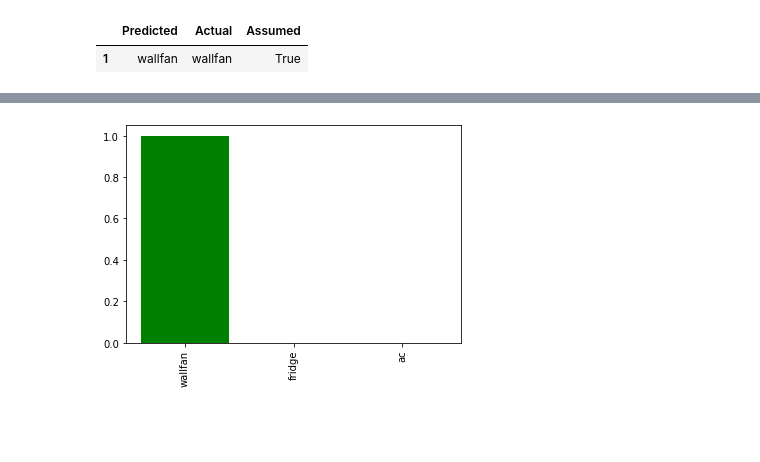
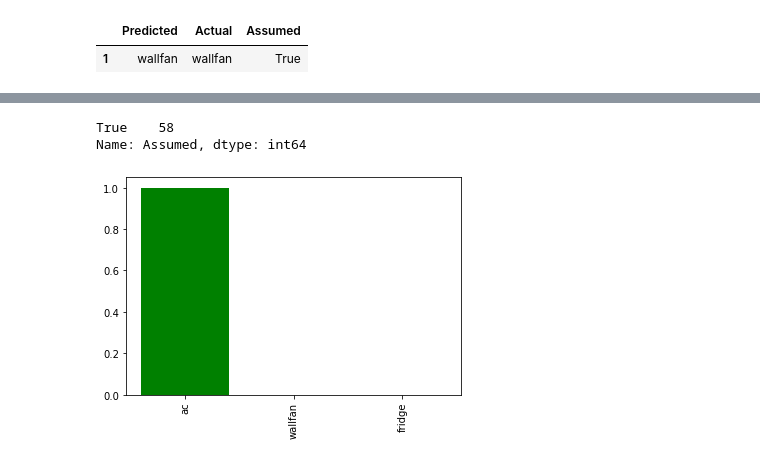
Before and after one commit to caxefaizan/S3_bucket_manipulation, a Jupyter notebook: Demonstration.ipynb, the cells around one changed output, grey strips where cells are left out. Saved outputs shown, nothing was run; the diff lists cells and outputs as text; code cells hidden in the pictures; blank space fills up the shorter version.

```diff
--- a/Demonstration.ipynb
+++ b/Demonstration.ipynb
@@ -154,5 +154,5 @@ def get_xy(*args,test_data=False):
 
     return files,names
 # %%
-files, names = get_xy('ac','fridge','wallfan')
+files, names = get_xy('ac','fridge','wallfan','3dprinter')
 # %% [output]
@@ -464,7 +490,7 @@ plot_pred(prediction_probabilities=predictions,
 # %%
 pred_df = pd.DataFrame()
 
-for x in range(50):
+for x in range(58):
     data_frame = plot_pred(prediction_probabilities=predictions,
         labels=val_labels,
         files=val_files,n=x)
@@ -472,3 +518,8 @@ for x in range(50):
+# %%
+pred_df['Assumed'].value_counts()
+# %% [output]
+True    58
+Name: Assumed, dtype: int64
 # %%
 def plot_pred_conf(prediction_probabilities, labels, n=1):
     """
@@ -503,8 +554,9 @@ def plot_pred_conf(prediction_probabilities, labels, n=1):
     else:
         pass
 # %%
-plot_pred_conf(prediction_probabilities=predictions,
+for x in range(58):
+    plot_pred_conf(prediction_probabilities=predictions,
                labels=val_labels,
-               n=1)
+               n=x)
 # %% [output]
-[figure, old version]
+[figure, new version]
```
Also changed, not shown: parts of 19 cells of this notebook.
